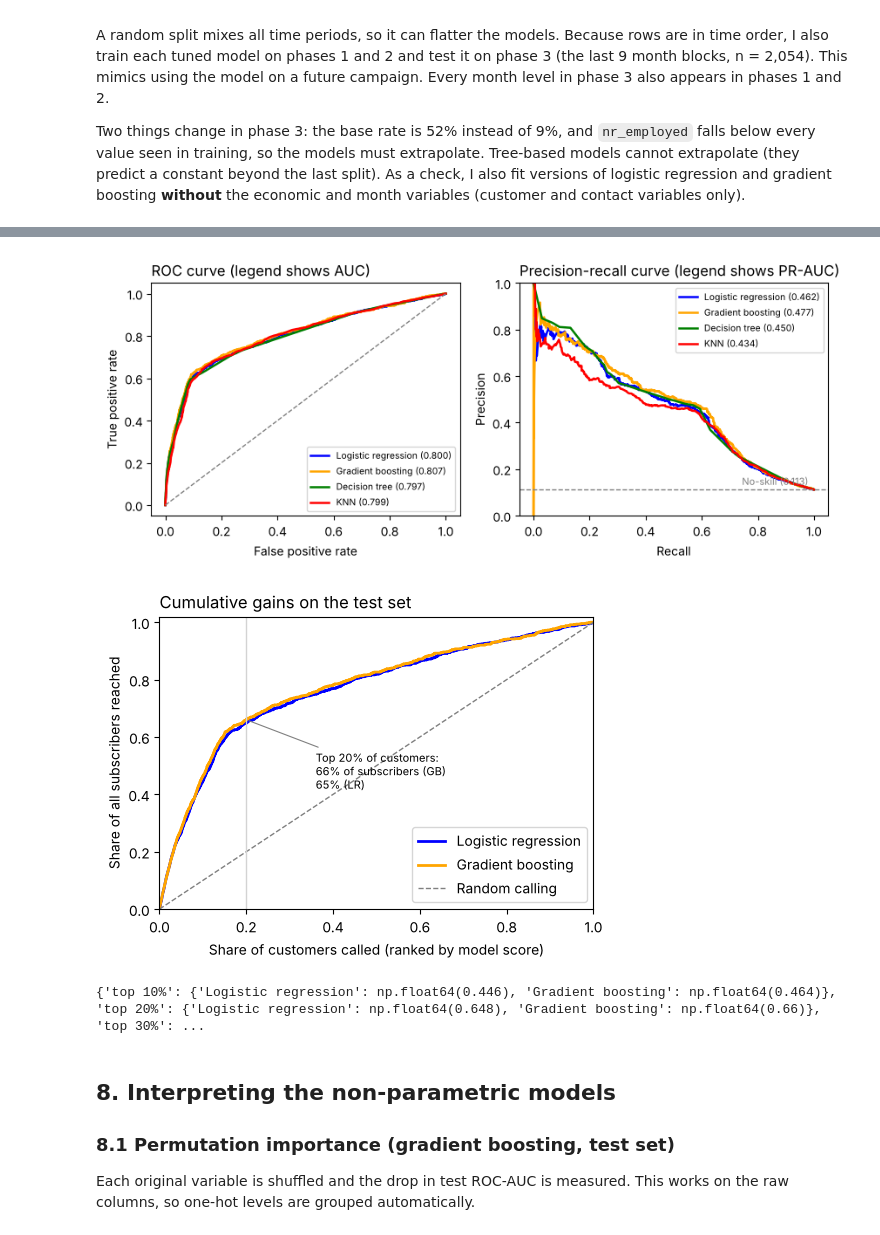
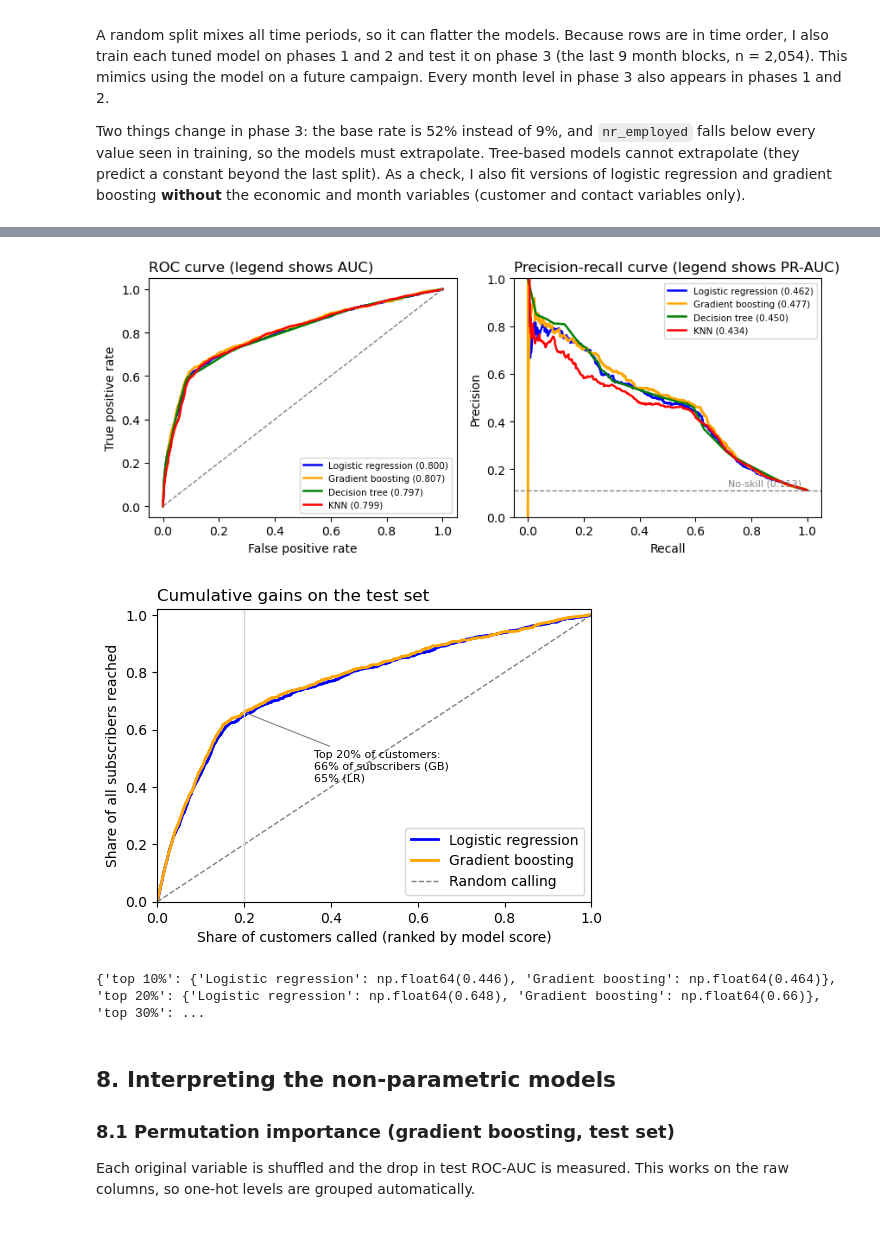
Before and after one commit to trungsyd2409/ml_stfd_stage_3, a Jupyter notebook: QuangTrungNguyen_Assessment3_Code_01112026.ipynb, the cells around one changed output, grey strips where cells are left out. Drawn from its saved outputs; the diff is of its cells as text; code cells hidden in the pictures.

```diff
--- a/QuangTrungNguyen_Assessment3_Code_01112026.ipynb
+++ b/QuangTrungNguyen_Assessment3_Code_01112026.ipynb
@@ -316,7 +307,7 @@ phase
 | 25 | 3 | oct | 204 | 0.456 | 0.995 |
 | 26 | 3 | nov | 124 | 0.452 | 1.043 |
 # %%
-# Figure: call volume and subscription rate for each month block, coloured by phase (two panels, no dual axis)
+# Figure 1: call volume and subscription rate for each month block, coloured by phase
 phase_col = {1: "blue", 2: "orange", 3: "green"}
 xs = np.arange(len(per))
 fig, axes = plt.subplots(2, 1, figsize=(8.6, 4.4), sharex=True, gridspec_kw={"hspace": 0.15})
@@ -331,6 +322,5 @@ axes[1].text(1.5, df["target"].mean() * 100 + 2.5, f"Overall {df['target'].mean(
 axes[1].set_xticks(xs); axes[1].set_xticklabels(per["month"].str.title(), rotation=90, fontsize=7.5)
 axes[0].legend(loc="upper right", ncol=3)
 axes[0].set_title("Call volume and subscription rate by month block (rows in time order)", loc="left")
-for a in axes: a.grid(axis="x", visible=False)
-save(fig, "fig1_phase_volume")
+plt.show()
 # %% [output]
@@ -825,32 +784,31 @@ axes[0].set_title("ROC curve (legend shows AUC)", loc="left")
 axes[1].set_title("Precision-recall curve (legend shows PR-AUC)", loc="left")
 axes[0].legend(loc="lower right", fontsize=7.5); axes[1].legend(loc="upper right", fontsize=7.5)
 fig.tight_layout()
-save(fig, "fig2_roc_pr")
+plt.show()
 # %% [output]
-[figure, old version]
+[figure, new version]
 # %%
 # Figure: cumulative gains chart on the test set
 fig, ax = plt.subplots(figsize=(5.6, 3.8))
 for name in ["Logistic regression", "Gradient boosting"]:
     order = np.argsort(-test_pred[name])
     cum = np.concatenate([[0], np.cumsum(yte[order]) / yte.sum()])
     xs = np.arange(len(cum)) / len(yte)
     ax.plot(xs, cum, color=colors[name], label=name, linewidth=2)
 ax.plot([0, 1], [0, 1], color="gray", linestyle="--", linewidth=1, label="Random calling")
 cap_lr, _ = top_capture(yte, test_pred["Logistic regression"], 0.2)
 cap_gb, _ = top_capture(yte, test_pred["Gradient boosting"], 0.2)
-cap_gb30, _ = top_capture(yte, test_pred["Gradient boosting"], 0.3)
 ax.axvline(0.2, color="lightgray", linewidth=1)
 ax.annotate(f"Top 20% of customers:\n{cap_gb:.0%} of subscribers (GB)\n{cap_lr:.0%} (LR)", xy=(0.2, cap_gb), xytext=(0.36, 0.42),
             fontsize=8, color="black", arrowprops=dict(arrowstyle="-", color="gray", linewidth=0.8))
 ax.set(xlabel="Share of customers called (ranked by model score)", ylabel="Share of all subscribers reached",
        xlim=(0, 1), ylim=(0, 1.02))
 ax.set_title("Cumulative gains on the test set", loc="left")
 ax.legend(loc="lower right")
-save(fig, "fig3_gains")
+plt.show()
 print({f"top {int(f*100)}%": {n: round(top_capture(yte, test_pred[n], f)[0], 3) for n in ["Logistic regression", "Gradient boosting"]} for f in [0.1, 0.2, 0.3, 0.5]})
 # %% [output]
-[figure, old version]
+[figure, new version]
 {'top 10%': {'Logistic regression': np.float64(0.446), 'Gradient boosting': np.float64(0.464)}, 'top 20%': {'Logistic regression': np.float64(0.648), 'Gradient boosting': np.float64(0.66)}, 'top 30%': ...
 # %% [markdown]
 ## 8. Interpreting the non-parametric models
```
Also changed, not shown: parts of 29 cells of this notebook, 2 other files.
